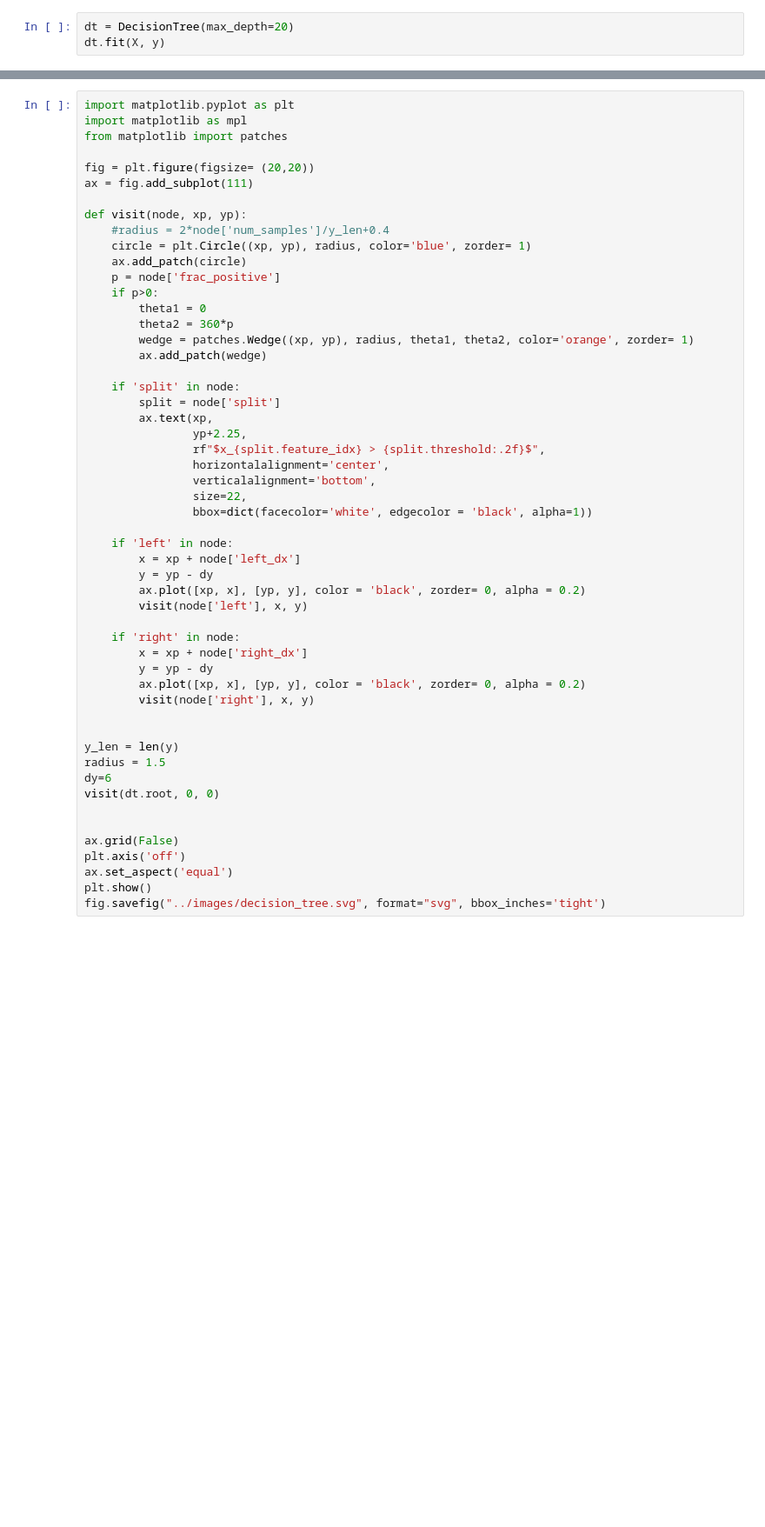
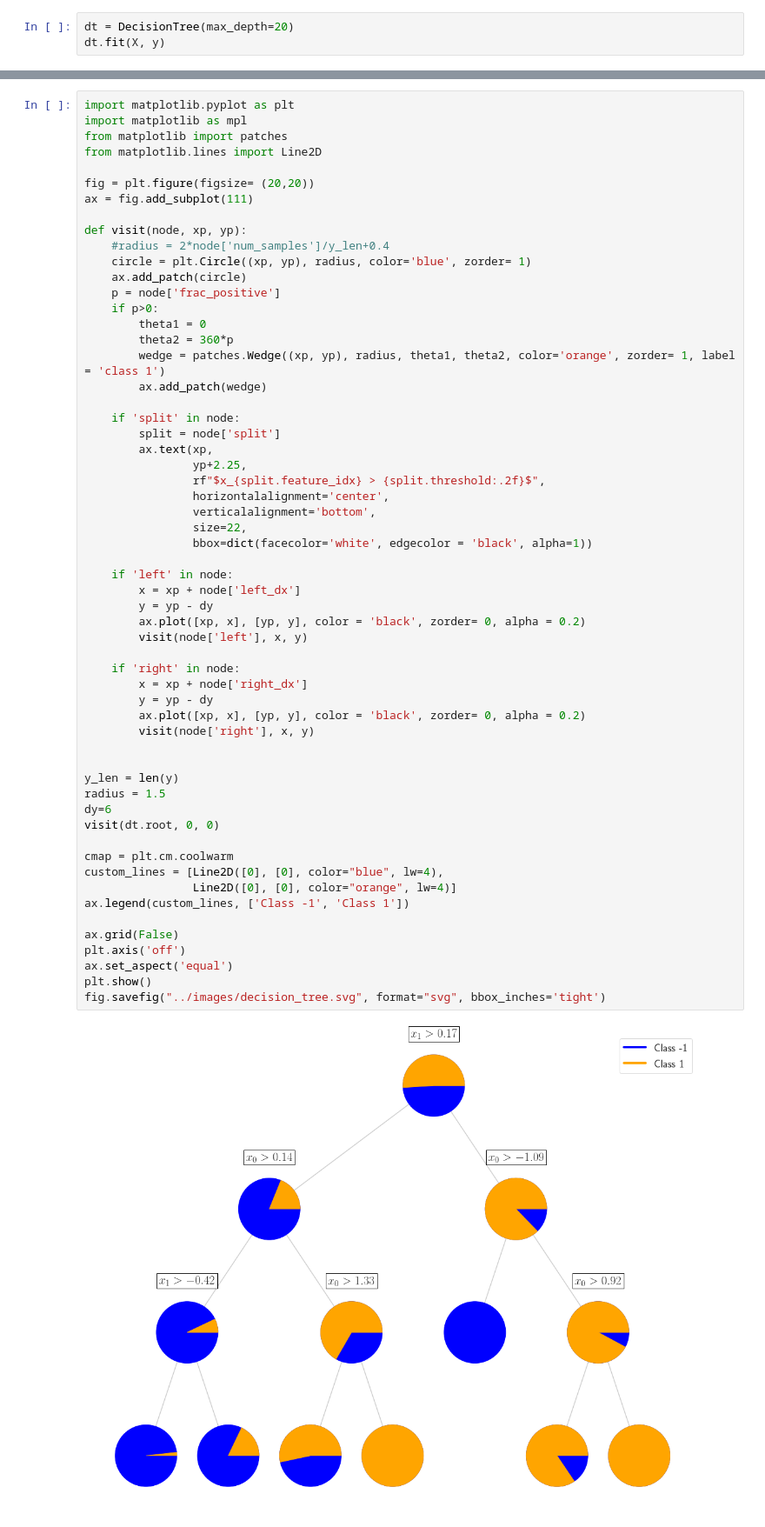
Before and after one commit to cjm715/ml_scratch, a Jupyter notebook: notebooks/Decision_Tree.ipynb, the cells around one changed output, grey strips where cells are left out. Shown at 87% size. Cells and saved outputs as stored; diff of their text form; blank space fills up the shorter version.

Commit message:
created custom legend to decision tree

```diff
--- a/notebooks/Decision_Tree.ipynb
+++ b/notebooks/Decision_Tree.ipynb
@@ -184,6 +191,7 @@ visit(dt.root)
 import matplotlib.pyplot as plt
 import matplotlib as mpl
 from matplotlib import patches
+from matplotlib.lines import Line2D
 
 fig = plt.figure(figsize= (20,20))
 ax = fig.add_subplot(111)
@@ -196,7 +204,7 @@ def visit(node, xp, yp):
     if p>0:
         theta1 = 0
         theta2 = 360*p
-        wedge = patches.Wedge((xp, yp), radius, theta1, theta2, color='orange', zorder= 1)
+        wedge = patches.Wedge((xp, yp), radius, theta1, theta2, color='orange', zorder= 1, label = 'class 1')
         ax.add_patch(wedge)
 
     if 'split' in node:
@@ -206,30 +214,36 @@ def visit(node, xp, yp):
                 rf"$x_{split.feature_idx} > {split.threshold:.2f}$",
                 horizontalalignment='center',
                 verticalalignment='bottom',
                 size=22,
                 bbox=dict(facecolor='white', edgecolor = 'black', alpha=1))
 
     if 'left' in node:
         x = xp + node['left_dx']
         y = yp - dy
         ax.plot([xp, x], [yp, y], color = 'black', zorder= 0, alpha = 0.2)
         visit(node['left'], x, y)
 
     if 'right' in node:
         x = xp + node['right_dx']
         y = yp - dy
         ax.plot([xp, x], [yp, y], color = 'black', zorder= 0, alpha = 0.2)
         visit(node['right'], x, y)
 
 
 y_len = len(y)
 radius = 1.5
 dy=6
 visit(dt.root, 0, 0)
 
+cmap = plt.cm.coolwarm
+custom_lines = [Line2D([0], [0], color="blue", lw=4),
+                Line2D([0], [0], color="orange", lw=4)]
+ax.legend(custom_lines, ['Class -1', 'Class 1'])
 
 ax.grid(False)
 plt.axis('off')
 ax.set_aspect('equal')
 plt.show()
 fig.savefig("../images/decision_tree.svg", format="svg", bbox_inches='tight')
+# %% [output]
+[figure, added]
```
Also changed, not shown: parts of 3 cells of this notebook, 1 other file.
